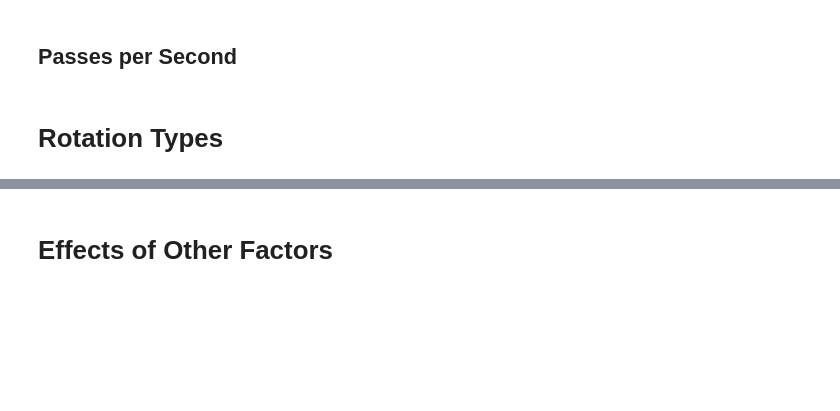
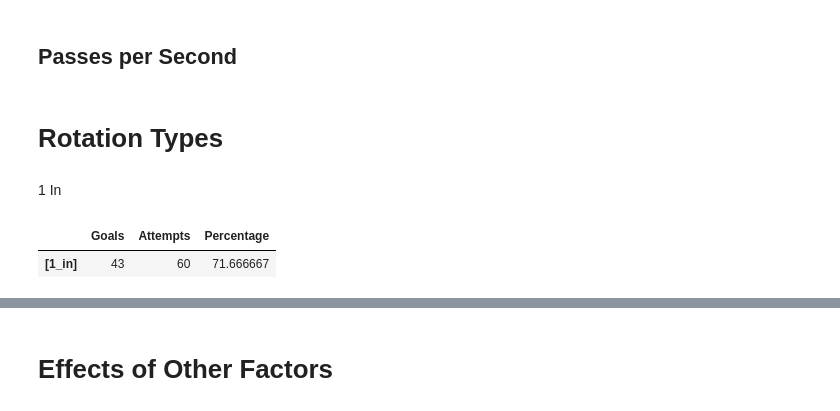
Before and after one commit to kevinshen1101/Water-Polo-Analytics, a Jupyter notebook: final_report/final_analysis.ipynb, the cells around one changed output, grey strips where cells are left out. Saved outputs shown, nothing was run; the diff lists cells and outputs as text; code cells hidden in the pictures; blank space fills up the shorter version.

Commit message:
rotation type analysis implemented

```diff
--- a/final_report/final_analysis.ipynb
+++ b/final_report/final_analysis.ipynb
@@ -287,20 +290,39 @@ shot_with_assists_dict(df)
 ## Passes per Second
 # %% [markdown]
 # Rotation Types
+# %%
+def handle_rotations_df(filtered_df, desired_rotation):
+    goals_and_misses = filtered_df['Goal'].value_counts()
+    if len(goals_and_misses) == 0:
+        rotation_df = pd.DataFrame({'Goals':[0], 'Attempts':[0], 'Percentage':[0]})
+        rotation_df.rename(index={0:desired_rotation},inplace=True)
+        return rotation_df
+    goals = goals_and_misses[0]
+    attempts = goals_and_misses[1] + goals
+    rotation_df = pd.DataFrame({'Goals':[goals], 'Attempts':[attempts], 'Percentage':[goals/attempts*100]})
+    rotation_df.rename(index={0:desired_rotation},inplace=True)
+    return rotation_df
 # %%
-def rotations(df, rotation_filter):
-    dropping_columns = []
+def rotations(df, desired_rotation):
+    matching_indicies = []
     for index, row in df.iterrows():
-        filter_copy = rotation_filter.copy()
-        print(row['Rotation Type'])
+        filter_copy = desired_rotation.copy()
         if ',' not in row['Rotation Type']:
             rotation_list = [row['Rotation Type']]
         else:
             rotation_list = [x.strip() for x in row["Rotation Type"].split(",")]
-        for rotation in filter_copy:
-            count = rotation_list.count(rotation)
-            count
-            if count < rotation_filter[rotation]:
-                dropping_columns.append(index)
+        for rotation in desired_rotation:
+            if rotation in rotation_list:
+                filter_copy.remove(rotation)
+            if len(filter_copy) == 0:
+                matching_indicies.append(index)
                 break
-    return df.drop(dropping_columns)
+    filtered_df = df.iloc[matching_indicies]
+    return handle_rotations_df(filtered_df, desired_rotation)
+# %% [markdown]
+1 In
+# %%
+rotations(df, ['1_in'])
+# %% [output]
+|  | Goals | Attempts | Percentage |
+| [1_in] | 43 | 60 | 71.666667 |
```
Also changed, not shown: parts of 49 cells of this notebook, 3 other files.
